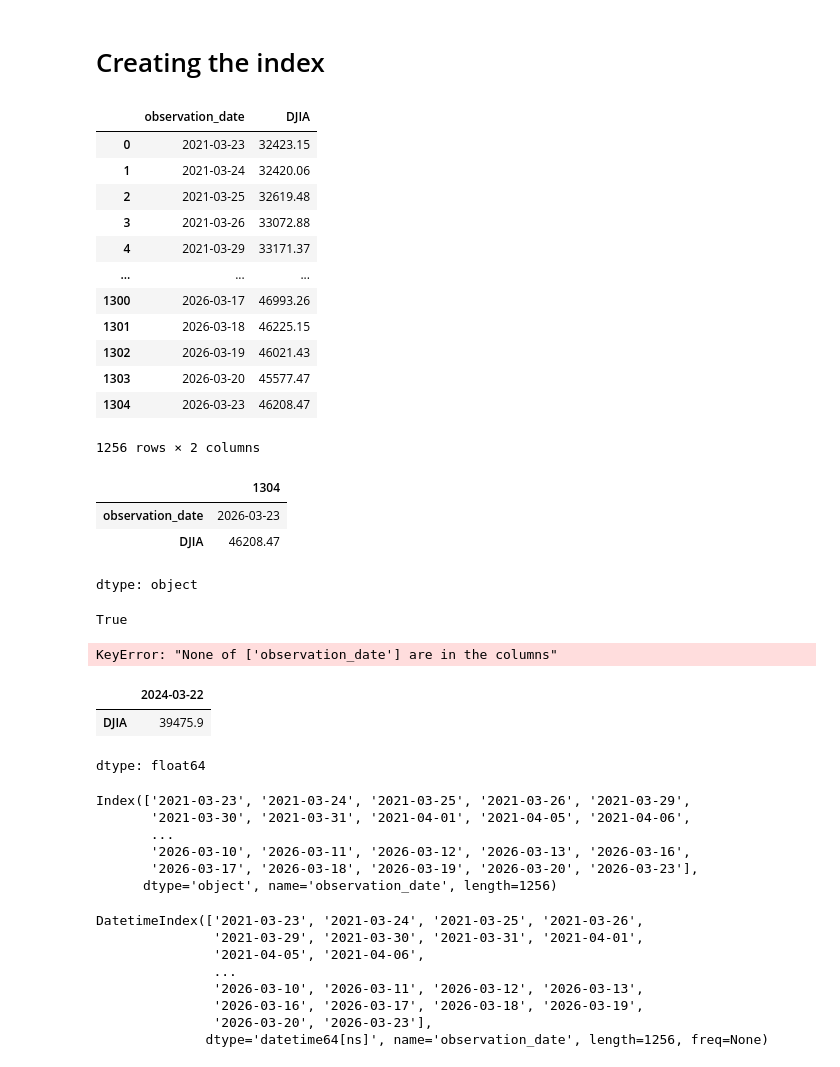
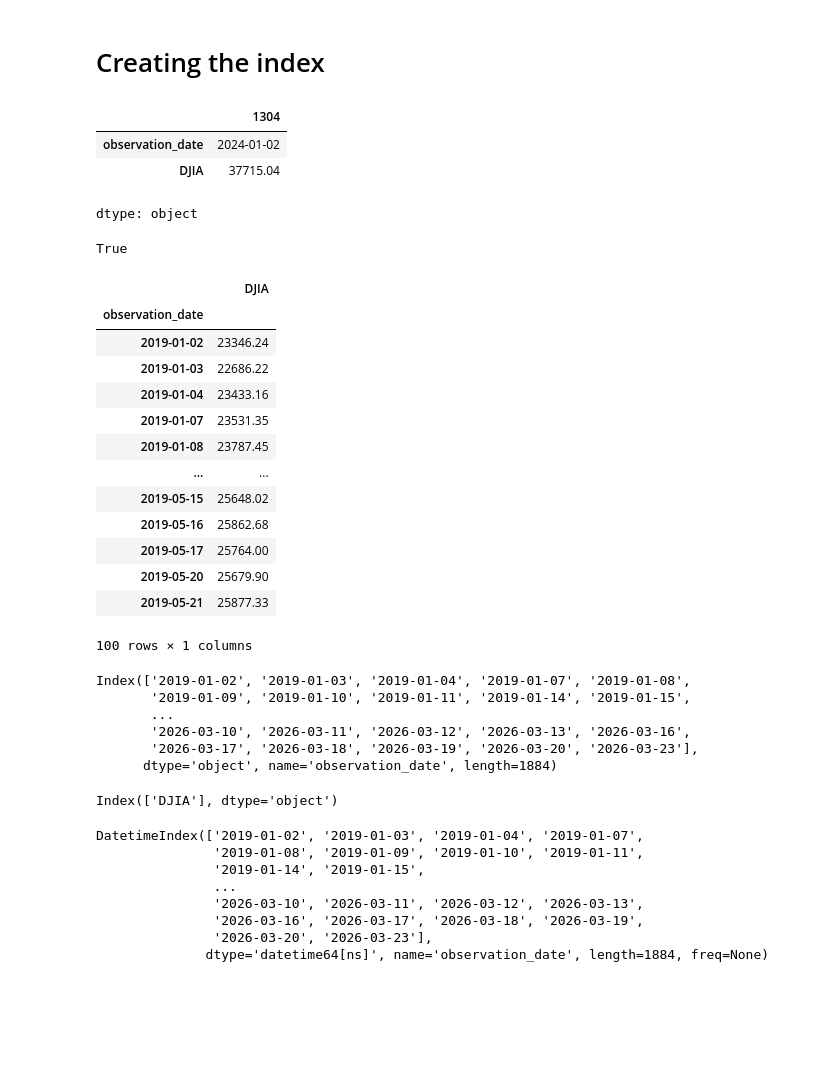
Before and after one commit to andredebuisne/data-analytics, a Jupyter notebook: DowJonesAnalysis.ipynb, the cells around one changed output. Cells and saved outputs as stored; diff of their text form; code cells hidden in the pictures; blank space fills up the shorter version.

```diff
--- a/DowJonesAnalysis.ipynb
+++ b/DowJonesAnalysis.ipynb
@@ -5,7 +5,7 @@ We download the latest FRED DJIA data from https://fred.stlouisfed.org/series/DJ
 # %% [markdown]
 ## Fetching the data
 # %%
-URL = "https://fred.stlouisfed.org/graph/fredgraph.csv?bgcolor=%23ebf3fb&chart_type=line&drp=0&fo=open%20sans&graph_bgcolor=%23ffffff&height=450&mode=fred&recession_bars=on&txtcolor=%23444444&ts=12&tts=12&width=1320&nt=0&thu=0&trc=0&show_legend=yes&show_axis_titles=yes&show_tooltip=yes&id=DJIA&scale=left&cosd=2021-03-23&coed=2026-03-23&line_color=%230073e6&link_values=false&line_style=solid&mark_type=none&mw=3&lw=3&ost=-99999&oet=99999&mma=0&fml=a&fq=Daily%2C%20Close&fam=avg&fgst=lin&fgsnd=2020-02-01&line_index=1&transformation=lin&vintage_date=2026-03-24&revision_date=2026-03-24&nd=2016-03-24"
+URL = "https://fred.stlouisfed.org/graph/fredgraph.csv?bgcolor=%23ebf3fb&chart_type=line&drp=0&fo=open%20sans&graph_bgcolor=%23ffffff&height=450&mode=fred&recession_bars=on&txtcolor=%23444444&ts=12&tts=12&width=1320&nt=0&thu=0&trc=0&show_legend=yes&show_axis_titles=yes&show_tooltip=yes&id=DJIA&scale=left&cosd=2019-01-01&coed=2026-03-23&line_color=%230073e6&link_values=false&line_style=solid&mark_type=none&mw=3&lw=3&ost=-99999&oet=99999&mma=0&fml=a&fq=Daily%2C%20Close&fam=avg&fgst=lin&fgsnd=2020-02-01&line_index=1&transformation=lin&vintage_date=2026-03-24&revision_date=2026-03-24&nd=2016-03-24"
 # %%
 import pandas as pd
 
@@ -66,0 +83,2 @@ ax.set(
+# %%
+df['DJIA'] = df['DJIA'].ffill()
@@ -69,3 +107,6 @@ ax.set(
+# %%
+# We can Forward Fill our column DJIA by using the latest valid value
+df["DJIA"] = df["DJIA"].ffill()
 # %%
 print(len(df))
 print(len(df.dropna(axis=0, how='any')))
@@ -128,21 +144,5 @@ df
 # %% [markdown]
 # Creating the index
-# %%
-df
-# %% [output]
-|  | observation_date | DJIA |
-| 0 | 2021-03-23 | 32423.15 |
-| 1 | 2021-03-24 | 32420.06 |
-| 2 | 2021-03-25 | 32619.48 |
-| 3 | 2021-03-26 | 33072.88 |
-| 4 | 2021-03-29 | 33171.37 |
-| ... | ... | ... |
-| 1300 | 2026-03-17 | 46993.26 |
-| 1301 | 2026-03-18 | 46225.15 |
-| 1302 | 2026-03-19 | 46021.43 |
-| 1303 | 2026-03-20 | 45577.47 |
-| 1304 | 2026-03-23 | 46208.47 |
-1256 rows × 2 columns
 # %%
 # By default, we have an index that represents the ORIGINAL row position
 # We can access specific rows either by:
@@ -156,8 +156,8 @@ df.iloc[1255]
 df.loc[1304]
 # %% [output]
 |  | 1304 |
-| observation_date | 2026-03-23 |
-| DJIA | 46208.47 |
+| observation_date | 2024-01-02 |
+| DJIA | 37715.04 |
 dtype: object
 # %%
 # We can view the index of the DataFrame by using df.index
@@ -176,36 +176,54 @@ df = df.set_index("observation_date")
 
 # You can always undo this using
 # df.reset_index() # Careful, this will start the new index from 0 and not remember dropped rows
-# %% [output]
-KeyError: "None of ['observation_date'] are in the columns"
 # %%
 # We can now use .loc[] to reference by date
 df.loc["2024-03-22"]
+
+# We can still use .iloc[] to refer by row number
+df.iloc[0:100]
 # %% [output]
-|  | 2024-03-22 |
-| DJIA | 39475.9 |
+|  | DJIA |
+| observation_date |  |
+| 2019-01-02 | 23346.24 |
+| 2019-01-03 | 22686.22 |
+| 2019-01-04 | 23433.16 |
+| 2019-01-07 | 23531.35 |
+| 2019-01-08 | 23787.45 |
+| ... | ... |
+| 2019-05-15 | 25648.02 |
+| 2019-05-16 | 25862.68 |
+| 2019-05-17 | 25764.00 |
+| 2019-05-20 | 25679.90 |
+| 2019-05-21 | 25877.33 |
-dtype: float64
+100 rows × 1 columns
 # %%
 # We can see our new index
 df.index
 # %% [output]
-Index(['2021-03-23', '2021-03-24', '2021-03-25', '2021-03-26', '2021-03-29',
-       '2021-03-30', '2021-03-31', '2021-04-01', '2021-04-05', '2021-04-06',
+Index(['2019-01-02', '2019-01-03', '2019-01-04', '2019-01-07', '2019-01-08',
+       '2019-01-09', '2019-01-10', '2019-01-11', '2019-01-14', '2019-01-15',
        ...
        '2026-03-10', '2026-03-11', '2026-03-12', '2026-03-13', '2026-03-16',
        '2026-03-17', '2026-03-18', '2026-03-19', '2026-03-20', '2026-03-23'],
-      dtype='object', name='observation_date', length=1256)
+      dtype='object', name='observation_date', length=1884)
+# %%
+# We can view our columns. Notice observation_date is gone, because
+# it is now the index
+df.columns
+# %% [output]
+Index(['DJIA'], dtype='object')
 # %%
 # We can convert our index from a type string to a type datetime
 df.index = pd.to_datetime(df.index)
 # %%
 df.index
 # %% [output]
-DatetimeIndex(['2021-03-23', '2021-03-24', '2021-03-25', '2021-03-26',
-               '2021-03-29', '2021-03-30', '2021-03-31', '2021-04-01',
-               '2021-04-05', '2021-04-06',
+DatetimeIndex(['2019-01-02', '2019-01-03', '2019-01-04', '2019-01-07',
+               '2019-01-08', '2019-01-09', '2019-01-10', '2019-01-11',
+               '2019-01-14', '2019-01-15',
                ...
                '2026-03-10', '2026-03-11', '2026-03-12', '2026-03-13',
                '2026-03-16', '2026-03-17', '2026-03-18', '2026-03-19',
                '2026-03-20', '2026-03-23'],
-              dtype='datetime64[ns]', name='observation_date', length=1256, freq=None)
+              dtype='datetime64[ns]', name='observation_date', length=1884, freq=None)
```
Also changed, not shown: parts of 24 cells of this notebook.
